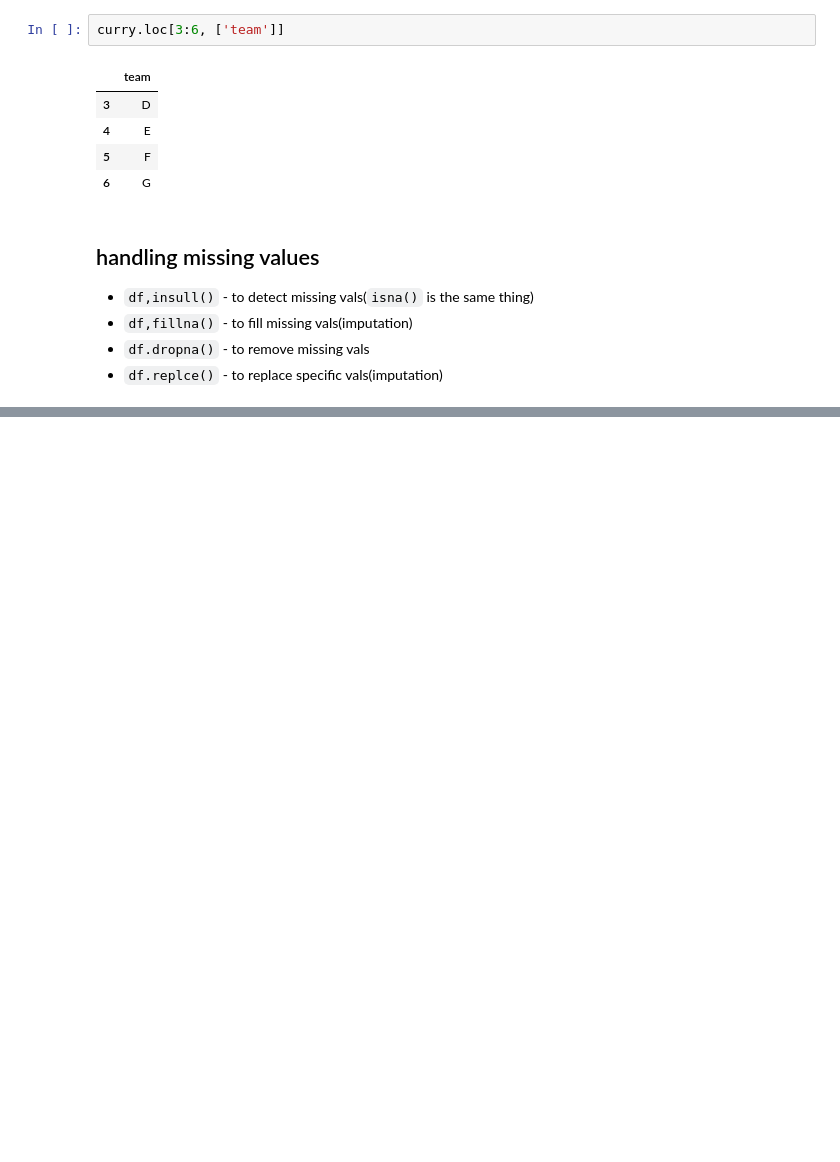
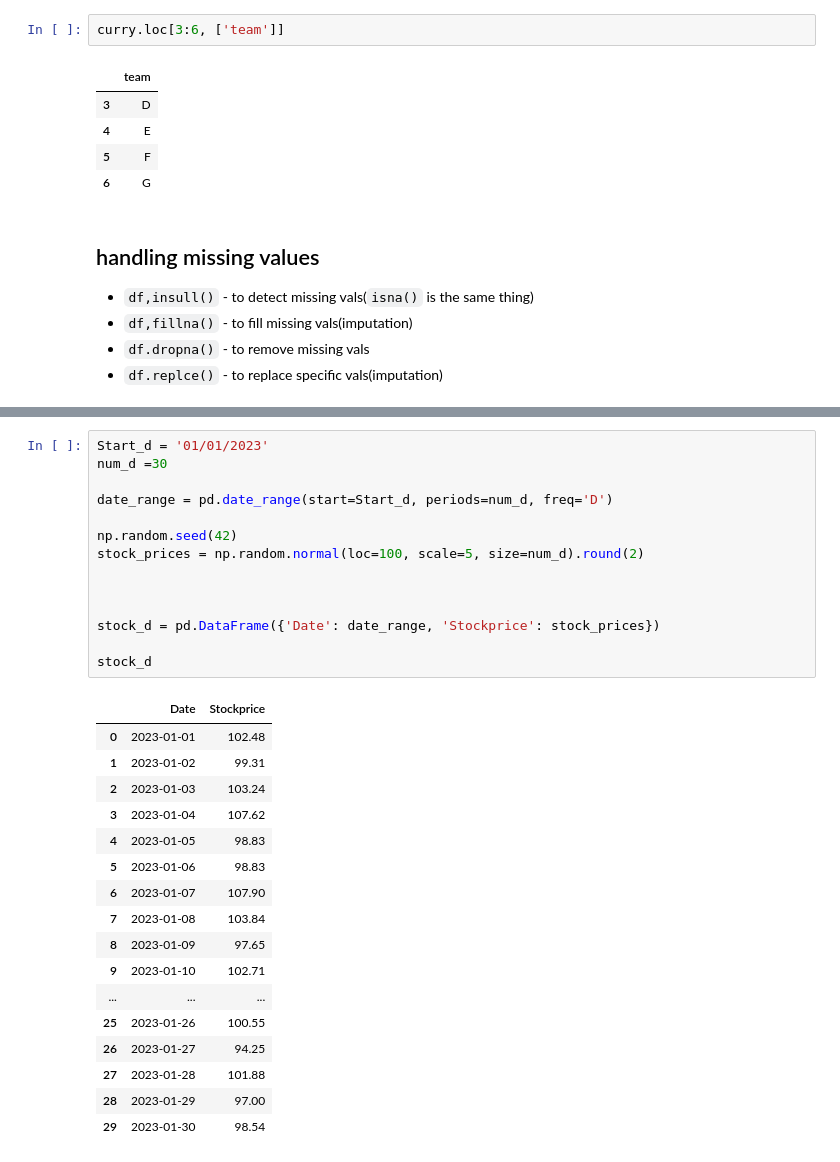
Before and after one commit to devontacrowder-cmyk/PandasLessons_GLAB, a Jupyter notebook: lecture_notes.ipynb, the cells around one changed output, grey strips where cells are left out. Saved outputs shown, nothing was run; the diff lists cells and outputs as text; blank space fills up the shorter version.

```diff
--- a/lecture_notes.ipynb
+++ b/lecture_notes.ipynb
@@ -804,0 +842,32 @@ curry.loc[3:6, ['team']]
+# %%
+Start_d = '01/01/2023'
+num_d =30
+
+date_range = pd.date_range(start=Start_d, periods=num_d, freq='D')
+
+np.random.seed(42)
+stock_prices = np.random.normal(loc=100, scale=5, size=num_d).round(2)
+
+
+
+stock_d = pd.DataFrame({'Date': date_range, 'Stockprice': stock_prices})
+
+stock_d
+# %% [output]
+|  | Date | Stockprice |
+| 0 | 2023-01-01 | 102.48 |
+| 1 | 2023-01-02 | 99.31 |
+| 2 | 2023-01-03 | 103.24 |
+| 3 | 2023-01-04 | 107.62 |
+| 4 | 2023-01-05 | 98.83 |
+| 5 | 2023-01-06 | 98.83 |
+| 6 | 2023-01-07 | 107.90 |
+| 7 | 2023-01-08 | 103.84 |
+| 8 | 2023-01-09 | 97.65 |
+| 9 | 2023-01-10 | 102.71 |
+| ... | ... | ... |
+| 25 | 2023-01-26 | 100.55 |
+| 26 | 2023-01-27 | 94.25 |
+| 27 | 2023-01-28 | 101.88 |
+| 28 | 2023-01-29 | 97.00 |
+| 29 | 2023-01-30 | 98.54 |
```
Also changed, not shown: parts of 21 cells of this notebook.
